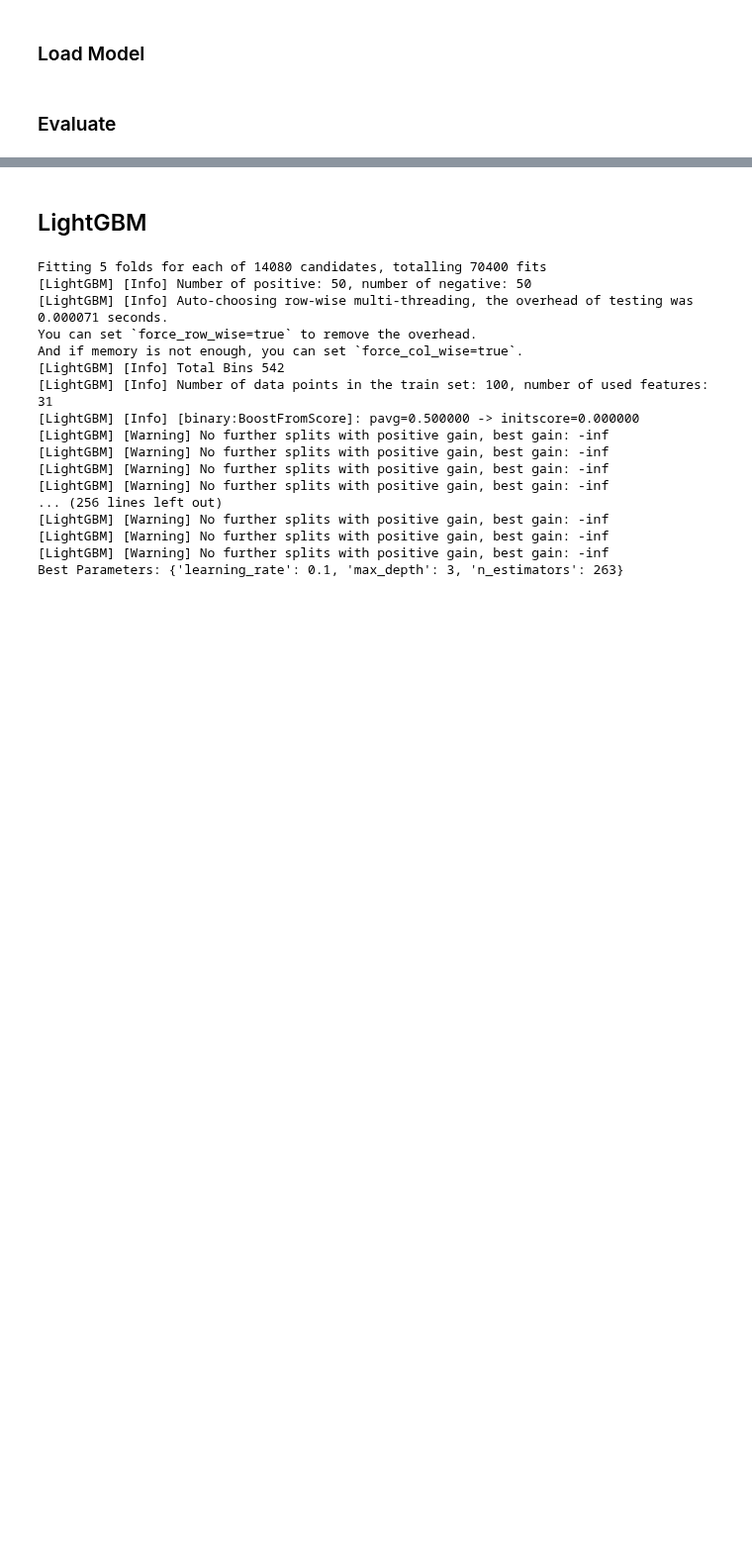
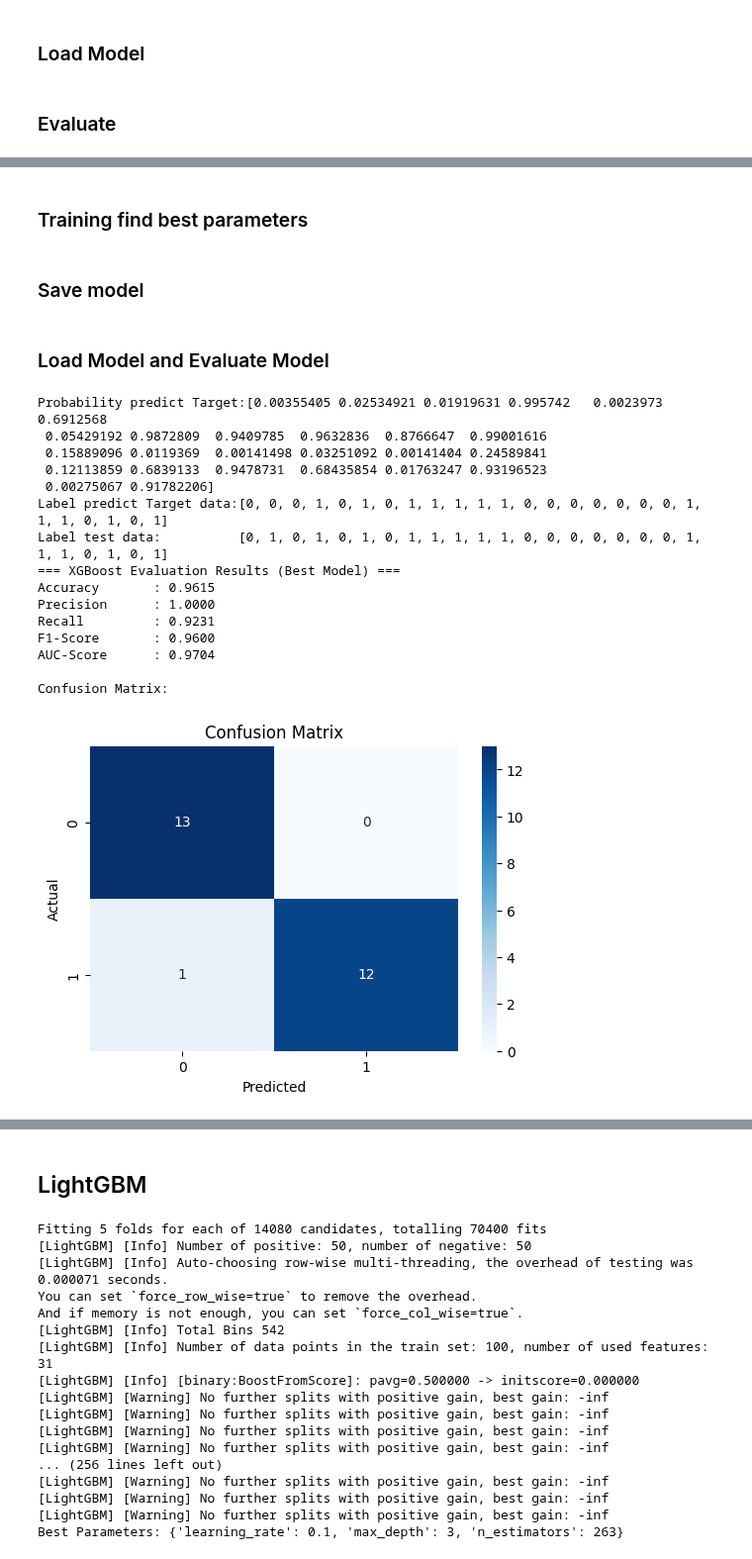
Before and after one commit to Keeta-Kimila/classification-model-that-email-between-Legitimate-or-Phishing, a Jupyter notebook: source_code/feature_extraction_and_model.ipynb, the cells around one changed output, grey strips where cells are left out. Shown at 99% size. Saved outputs shown, nothing was run; the diff lists cells and outputs as text; code cells hidden in the pictures; blank space fills up the shorter version.

```diff
--- a/source_code/feature_extraction_and_model.ipynb
+++ b/source_code/feature_extraction_and_model.ipynb
@@ -1143,0 +1148,2 @@ print(f"""Confusion Matrix:
+# %% [markdown]
+### Training find best parameters
@@ -1143,0 +1213,2 @@ print(f"""Confusion Matrix:
+# %% [markdown]
+### Save model
@@ -1143,0 +1217,72 @@ print(f"""Confusion Matrix:
+# %% [markdown]
+### Load Model and Evaluate Model
+# %%
+import xgboost as xgb
+from sklearn.model_selection import GridSearchCV, StratifiedKFold
+from sklearn.metrics import (
+    accuracy_score, precision_score, recall_score,
+    f1_score, roc_auc_score, confusion_matrix
+)
+import seaborn as sns
+
+best_model = xgb.XGBClassifier()
+best_model.load_model('xgboost_model_add_new_feature.bin')
+# ----------------------------
+# 6) Predict using best model
+# ----------------------------
+X_train = data_train.drop(["label_value","Subject","Body","Label"], axis=1)
+y_train = data_train["label_value"]
+
+X_test = data_test.drop(["label_value","Subject","Body","Label"], axis=1)
+y_test = data_test["label_value"]
+
+y_pred = best_model.predict(X_test)
+y_pred_proba = best_model.predict_proba(X_test)[:, 1]
+
+print(f"Probability predict Target:{y_pred_proba}")
+print(f"Label predict Target data:{list(map(int,y_pred))}")
+print(f"Label test data:          {list(y_test)}")
+
+# ----------------------------
+# 7) Metrics
+# ----------------------------
+acc = accuracy_score(y_test, y_pred)
+prec = precision_score(y_test, y_pred)
+rec = recall_score(y_test, y_pred)
+f1 = f1_score(y_test, y_pred)
+auc = roc_auc_score(y_test, y_pred_proba)
+cm = confusion_matrix(y_test, y_pred)
+
+# ----------------------------
+# 8) Print results
+# ----------------------------
+print("=== XGBoost Evaluation Results (Best Model) ===")
+print(f"Accuracy       : {acc:.4f}")
+print(f"Precision      : {prec:.4f}")
+print(f"Recall         : {rec:.4f}")
+print(f"F1-Score       : {f1:.4f}")
+print(f"AUC-Score      : {auc:.4f}")
+print("\nConfusion Matrix:")
+plt.figure(figsize=(6, 4))
+sns.heatmap(cm, annot=True, fmt='d', cmap='Blues')
+plt.title('Confusion Matrix')
+plt.ylabel('Actual')
+plt.xlabel('Predicted')
+plt.show()
+# %% [output]
+Probability predict Target:[0.00355405 0.02534921 0.01919631 0.995742   0.0023973  0.6912568
+ 0.05429192 0.9872809  0.9409785  0.9632836  0.8766647  0.99001616
+ 0.15889096 0.0119369  0.00141498 0.03251092 0.00141404 0.24589841
+ 0.12113859 0.6839133  0.9478731  0.68435854 0.01763247 0.93196523
+ 0.00275067 0.91782206]
+Label predict Target data:[0, 0, 0, 1, 0, 1, 0, 1, 1, 1, 1, 1, 0, 0, 0, 0, 0, 0, 0, 1, 1, 1, 0, 1, 0, 1]
+Label test data:          [0, 1, 0, 1, 0, 1, 0, 1, 1, 1, 1, 1, 0, 0, 0, 0, 0, 0, 0, 1, 1, 1, 0, 1, 0, 1]
+=== XGBoost Evaluation Results (Best Model) ===
+Accuracy       : 0.9615
+Precision      : 1.0000
+Recall         : 0.9231
+F1-Score       : 0.9600
+AUC-Score      : 0.9704
+
+Confusion Matrix:
+[figure, added]
```
Also changed, not shown: parts of 19 cells of this notebook.
